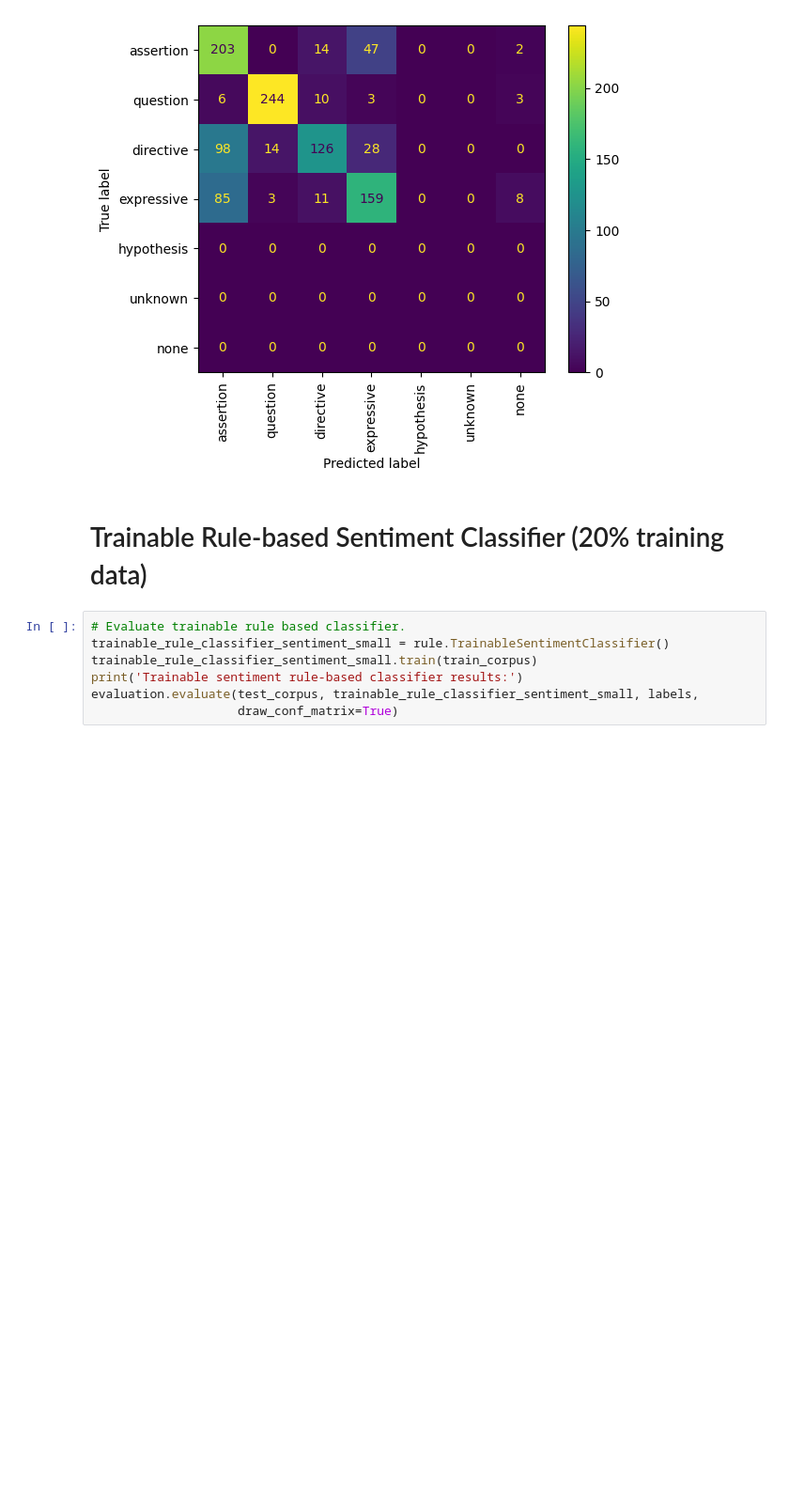
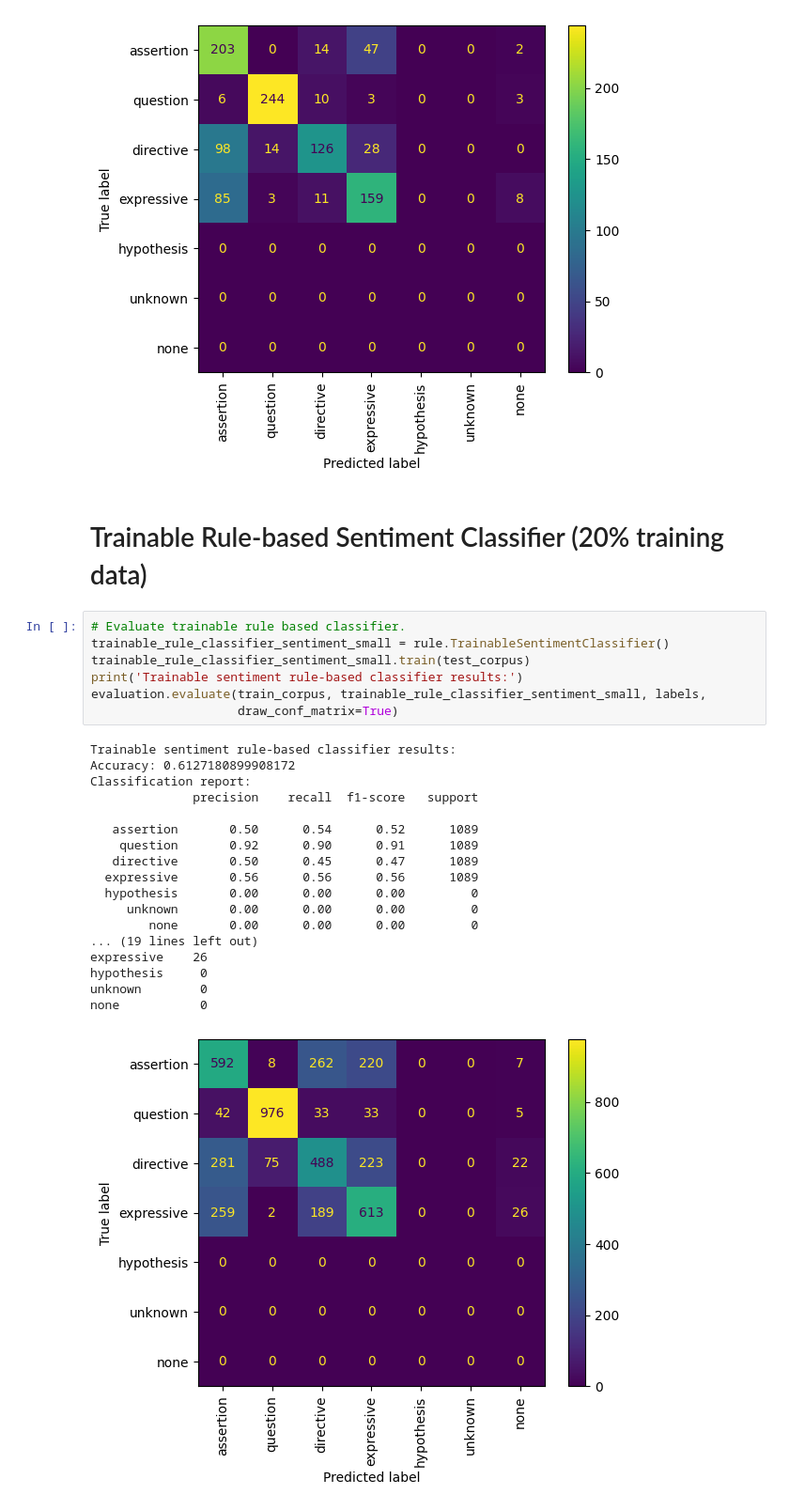
Before and after one commit to Daniel-B-Tufvesson/speech-act-classifier, a Jupyter notebook: notebooks/classify_with_rules.ipynb, the cells around one changed output. Shown at 94% size. Cells and saved outputs as stored; diff of their text form; blank space fills up the shorter version.

```diff
--- a/notebooks/classify_with_rules.ipynb
+++ b/notebooks/classify_with_rules.ipynb
@@ -188,7 +188,26 @@ none           0
 # %%
 # Evaluate trainable rule based classifier.
 trainable_rule_classifier_sentiment_small = rule.TrainableSentimentClassifier()
-trainable_rule_classifier_sentiment_small.train(train_corpus)
+trainable_rule_classifier_sentiment_small.train(test_corpus)
 print('Trainable sentiment rule-based classifier results:')
-evaluation.evaluate(test_corpus, trainable_rule_classifier_sentiment_small, labels,
+evaluation.evaluate(train_corpus, trainable_rule_classifier_sentiment_small, labels,
                     draw_conf_matrix=True)
+# %% [output]
+Trainable sentiment rule-based classifier results:
+Accuracy: 0.6127180899908172
+Classification report:
+              precision    recall  f1-score   support
+
+   assertion       0.50      0.54      0.52      1089
+    question       0.92      0.90      0.91      1089
+   directive       0.50      0.45      0.47      1089
+  expressive       0.56      0.56      0.56      1089
+  hypothesis       0.00      0.00      0.00         0
+     unknown       0.00      0.00      0.00         0
+        none       0.00      0.00      0.00         0
+... (19 lines left out)
+expressive    26
+hypothesis     0
+unknown        0
+none           0
+[figure, added]
```
Also changed, not shown: parts of 4 cells of this notebook, 1 other file.
